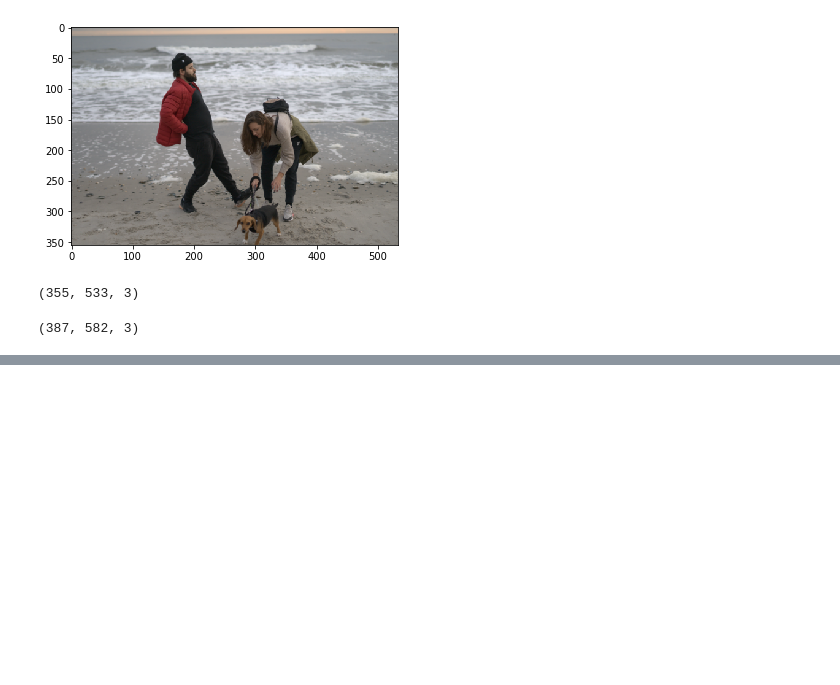
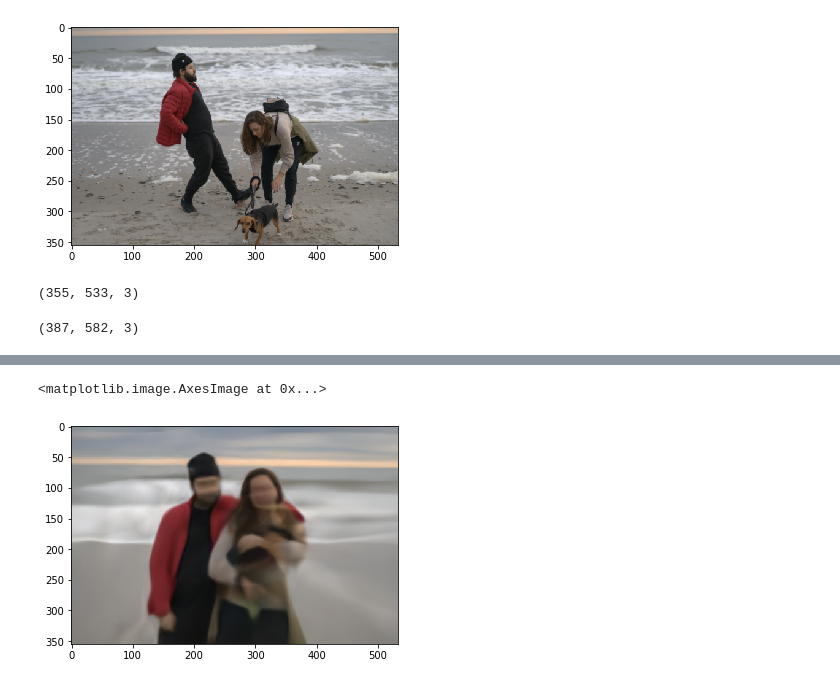
Before and after one commit to thomasbkahn/mlp_image_reconstruction, a Jupyter notebook: dev_interpolation.ipynb, the cells around one changed output, grey strips where cells are left out. Saved outputs shown, nothing was run; the diff lists cells and outputs as text; code cells hidden in the pictures; blank space fills up the shorter version.

```diff
--- a/dev_interpolation.ipynb
+++ b/dev_interpolation.ipynb
@@ -306,0 +375,6 @@ img_arrays[1].shape
+# %%
+out_mix = reconstruct_single(checkpoint_path, image_weights=[1.0, 0.0])
+plt.imshow(out_mix)
+# %% [output]
+<matplotlib.image.AxesImage at 0x...>
+[figure, added]
```
Also changed, not shown: parts of 16 cells of this notebook, 4 other files.
